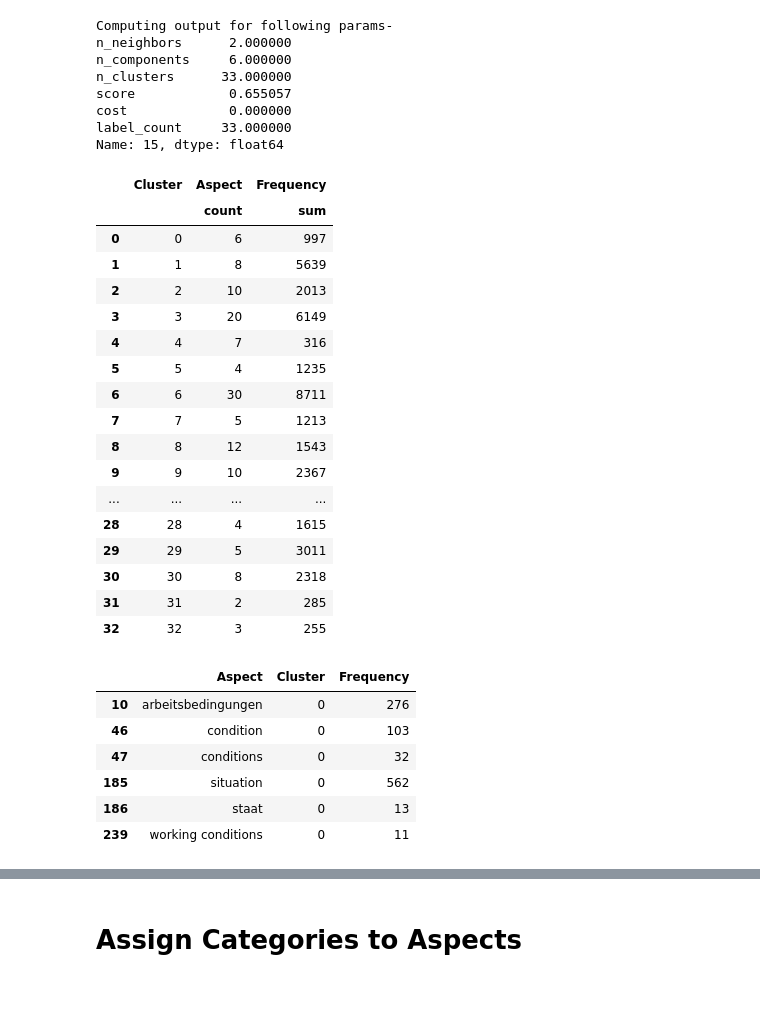
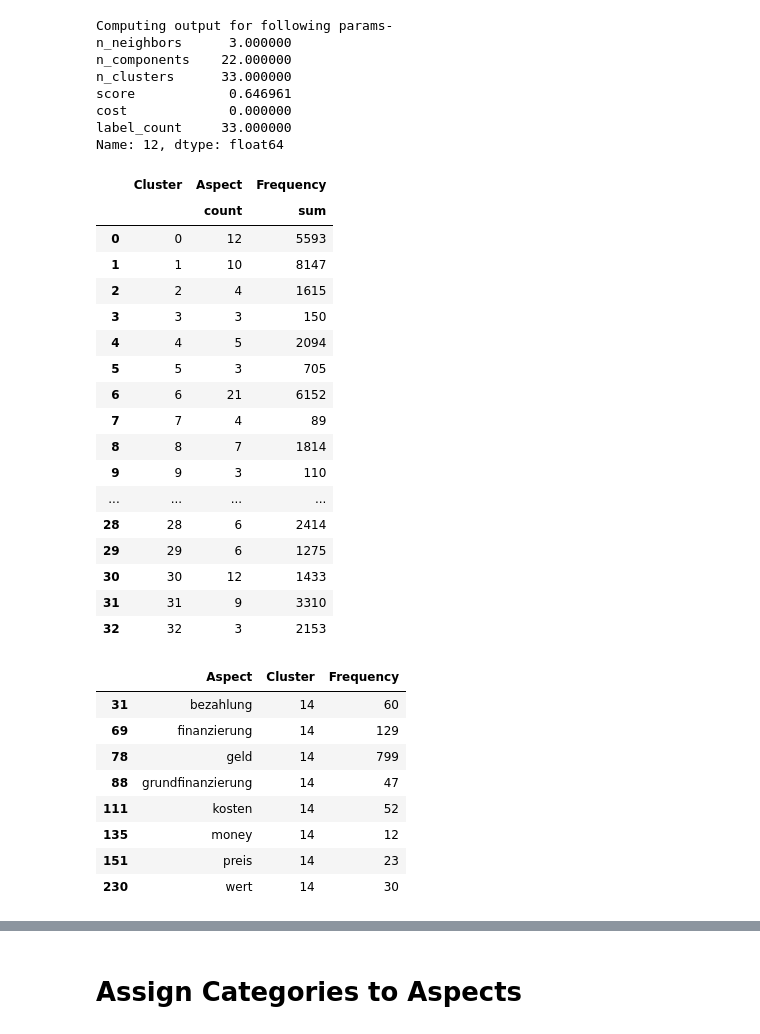
Before and after one commit to jeffyelson/triwizard_ichbinhanna_dbseproject, a Jupyter notebook: Aspect Based Sentiment Analysis/FinalAspectClustering.ipynb, the cells around one changed output, grey strips where cells are left out. Cells and saved outputs as stored; diff of their text form; code cells hidden in the pictures; blank space fills up the shorter version.

```diff
--- a/Aspect Based Sentiment Analysis/FinalAspectClustering.ipynb
+++ b/Aspect Based Sentiment Analysis/FinalAspectClustering.ipynb
@@ -16,7 +16,7 @@ from google.colab import files
 model = SentenceTransformer('distiluse-base-multilingual-cased-v1')
 # %%
 aspects1 = pd.read_csv('PyABSA_FinalOutputWithoutCategory.csv')
-aspects2 = pd.read_csv('Approch2_FinalOutputWithoutCategory.csv')
+aspects2 = pd.read_csv('Approch1_FinalOutputWithoutCategory.csv')
 aspects = pd.concat([aspects1, aspects2])
 # %%
 aspects
@@ -152,7 +152,7 @@ cluster_params_space = {
 
 umap_params_space = {
     "n_neighbors": range(2, 15),
-    "n_components": range(2, 15)
+    "n_components": range(10, 25)
 }
 
 random_search_output = random_search(embeddings=aspect_embeddings,
@@ -183,5 +183,5 @@ random_search_output
 # %%
-best_params = random_search_output.loc[15]
+best_params = random_search_output.loc[12]
 # cluster_params_space = {
 #     "n_clusters": 30
 # }
@@ -210,41 +210,43 @@ df1 = df.groupby('Cluster').agg(agg_dict).reset_index()
 df1
 # %% [output]
 Computing output for following params-
-n_neighbors      2.000000
-n_components     6.000000
+n_neighbors      3.000000
+n_components    22.000000
 n_clusters      33.000000
-score            0.655057
+score            0.646961
 cost             0.000000
 label_count     33.000000
-Name: 15, dtype: float64
+Name: 12, dtype: float64
 |  | Cluster | Aspect | Frequency |
 |  |  | count | sum |
-| 0 | 0 | 6 | 997 |
-| 1 | 1 | 8 | 5639 |
-| 2 | 2 | 10 | 2013 |
-| 3 | 3 | 20 | 6149 |
-| 4 | 4 | 7 | 316 |
-| 5 | 5 | 4 | 1235 |
-| 6 | 6 | 30 | 8711 |
-| 7 | 7 | 5 | 1213 |
-| 8 | 8 | 12 | 1543 |
-| 9 | 9 | 10 | 2367 |
+| 0 | 0 | 12 | 5593 |
+| 1 | 1 | 10 | 8147 |
+| 2 | 2 | 4 | 1615 |
+| 3 | 3 | 3 | 150 |
+| 4 | 4 | 5 | 2094 |
+| 5 | 5 | 3 | 705 |
+| 6 | 6 | 21 | 6152 |
+| 7 | 7 | 4 | 89 |
+| 8 | 8 | 7 | 1814 |
+| 9 | 9 | 3 | 110 |
 | ... | ... | ... | ... |
-| 28 | 28 | 4 | 1615 |
-| 29 | 29 | 5 | 3011 |
-| 30 | 30 | 8 | 2318 |
-| 31 | 31 | 2 | 285 |
-| 32 | 32 | 3 | 255 |
+| 28 | 28 | 6 | 2414 |
+| 29 | 29 | 6 | 1275 |
+| 30 | 30 | 12 | 1433 |
+| 31 | 31 | 9 | 3310 |
+| 32 | 32 | 3 | 2153 |
 # %%
-df[df['Cluster'] == 0]
+df[df['Cluster'] == 14]
 # %% [output]
 |  | Aspect | Cluster | Frequency |
-| 10 | arbeitsbedingungen | 0 | 276 |
-| 46 | condition | 0 | 103 |
-| 47 | conditions | 0 | 32 |
-| 185 | situation | 0 | 562 |
-| 186 | staat | 0 | 13 |
-| 239 | working conditions | 0 | 11 |
+| 31 | bezahlung | 14 | 60 |
+| 69 | finanzierung | 14 | 129 |
+| 78 | geld | 14 | 799 |
+| 88 | grundfinanzierung | 14 | 47 |
+| 111 | kosten | 14 | 52 |
+| 135 | money | 14 | 12 |
+| 151 | preis | 14 | 23 |
+| 230 | wert | 14 | 30 |
 # %%
 idx = df.groupby('Cluster')['Frequency'].transform(max) == df['Frequency']
 cateogries = df[idx].sort_values('Cluster')[['Aspect', 'Cluster']]
```
Also changed, not shown: parts of 11 cells of this notebook, 19 other files.
